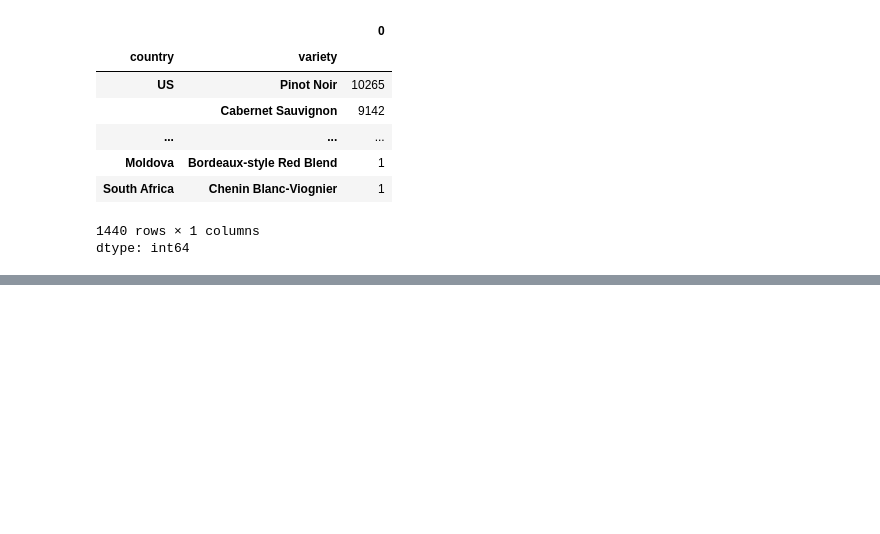
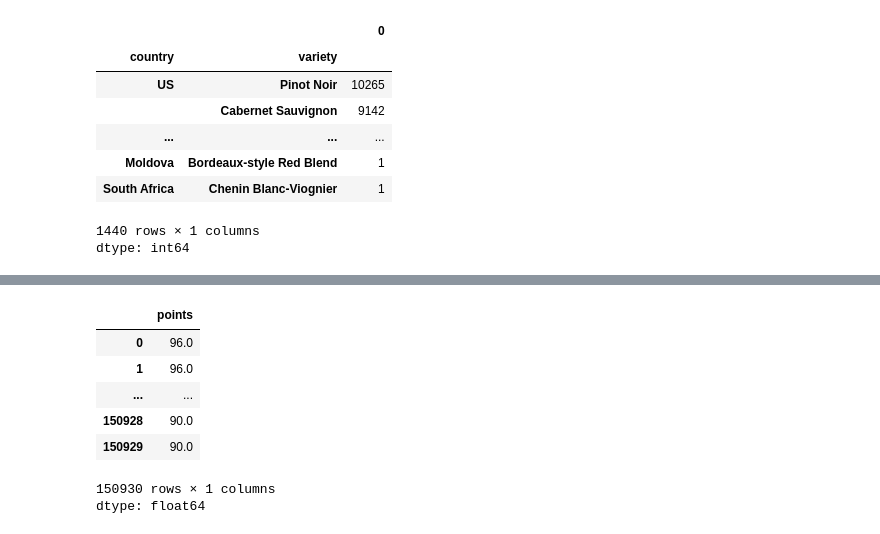
Before and after one commit to nachoacev/practice-data-science, a Jupyter notebook: PandasTutorial.ipynb, the cells around one changed output, grey strips where cells are left out. Drawn from its saved outputs; the diff is of its cells as text; code cells hidden in the pictures; blank space fills up the shorter version.

```diff
--- a/PandasTutorial.ipynb
+++ b/PandasTutorial.ipynb
@@ -820,0 +854,11 @@ dtype: int64
+# %%
+wine_reviews.points.astype('float64')
+# %% [output]
+|  | points |
+| 0 | 96.0 |
+| 1 | 96.0 |
+| ... | ... |
+| 150928 | 90.0 |
+| 150929 | 90.0 |
+150930 rows × 1 columns
+dtype: float64
```
Also changed, not shown: parts of 17 cells of this notebook.
